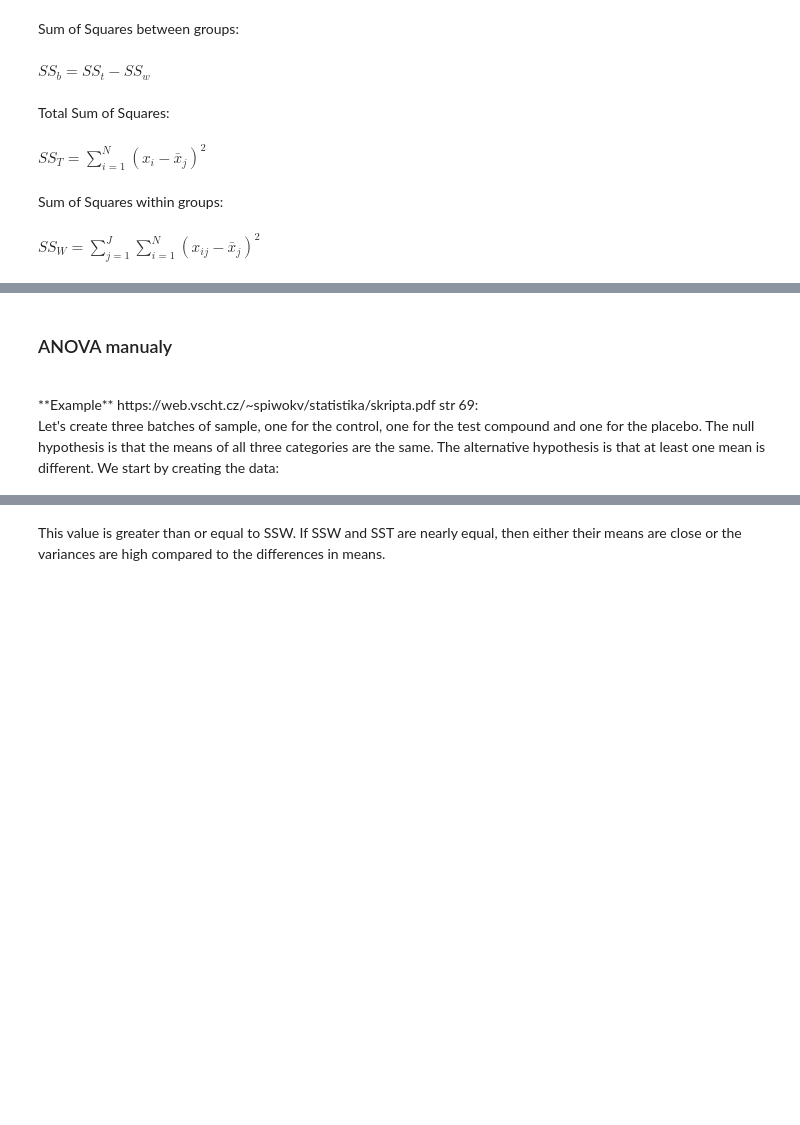
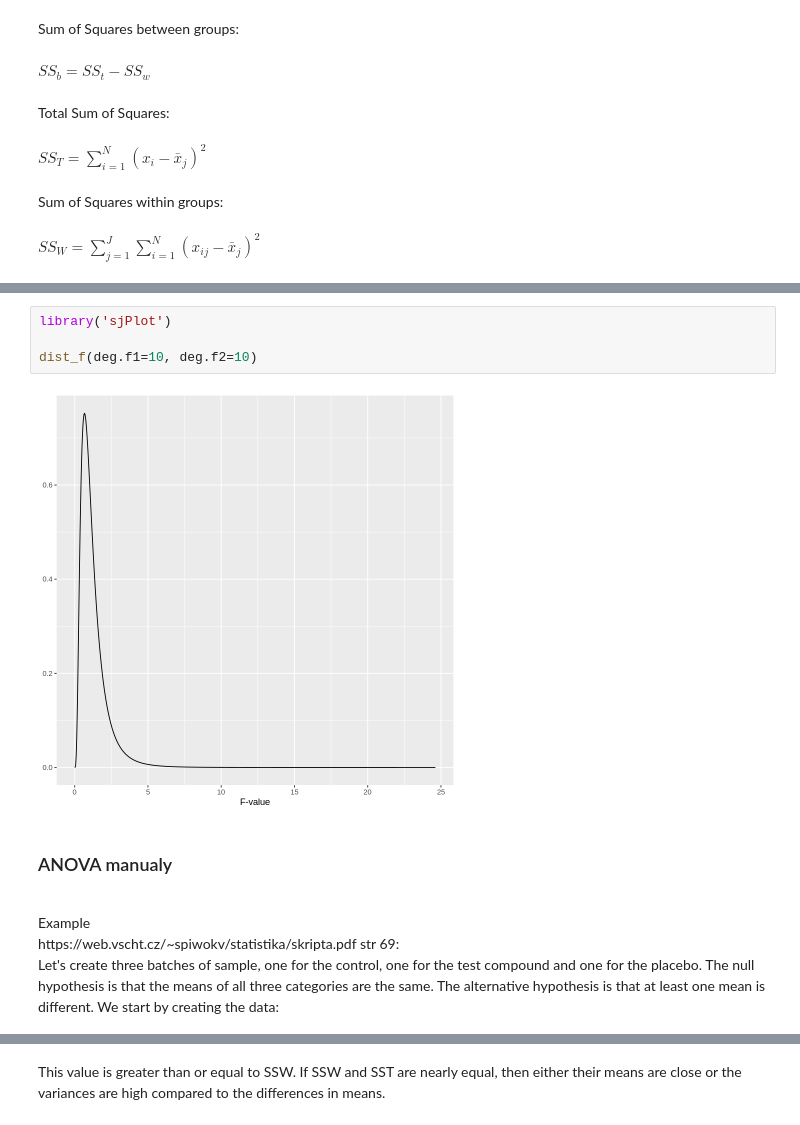
Before and after one commit to kamclar/statisticka_analyza_dat_cviceni, a Jupyter notebook: Lesson_08.ipynb, the cells around one changed output, grey strips where cells are left out. Cells and saved outputs as stored; diff of their text form; blank space fills up the shorter version.

```diff
--- a/Lesson_08.ipynb
+++ b/Lesson_08.ipynb
@@ -97,7 +109,15 @@ Notice that the test statistic for an ANOVA is denoted as F. It is a ratio of va
+# %%
+library('sjPlot')
+
+dist_f(deg.f1=10, deg.f2=10)
+# %% [output]
+[figure, added]
 # %% [markdown]
 ### ANOVA manualy
 <br>
-**Example** https://web.vscht.cz/~spiwokv/statistika/skripta.pdf str 69: <br>
+Example
+<br>
+https://web.vscht.cz/~spiwokv/statistika/skripta.pdf str 69: <br>
 Let's create three batches of sample, one for the control, one for the test compound and one
 for the placebo. The null hypothesis is that the means of all three categories are the same. The alternative hypothesis is that at least one mean is different. We start by creating the data:
 # %%
```
Also changed, not shown: parts of 19 cells of this notebook.
